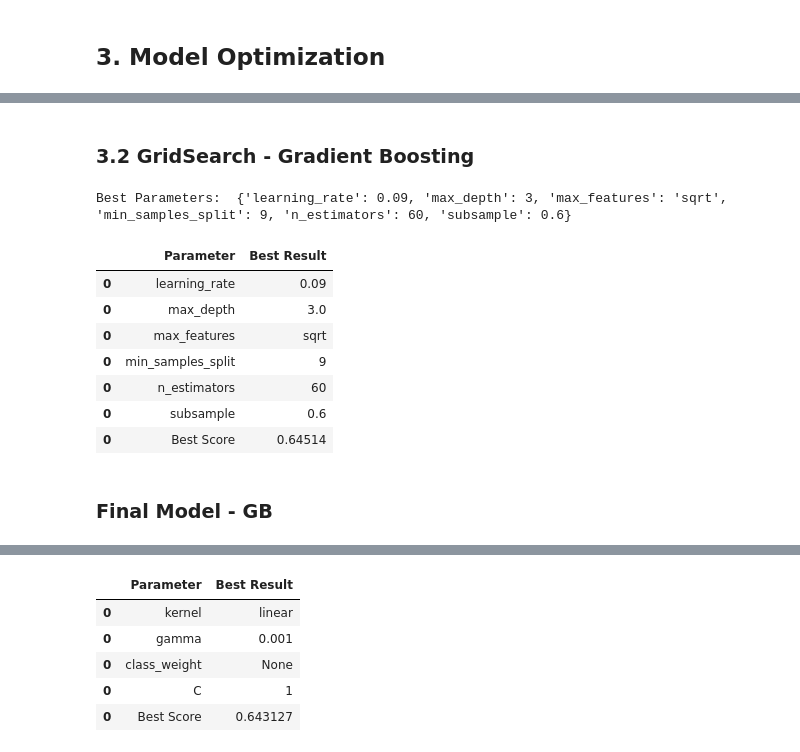
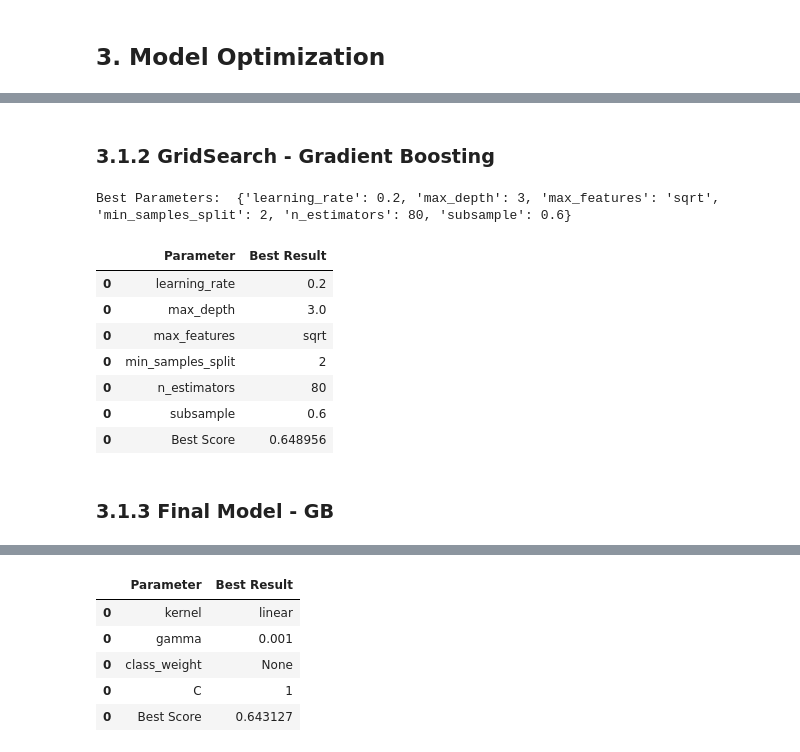
Before and after one commit to sarasustelosantos/bootcamp_group, a Jupyter notebook: 04_modelling.ipynb, the cells around one changed output, grey strips where cells are left out. Saved outputs shown, nothing was run; the diff lists cells and outputs as text; code cells hidden in the pictures.

Commit message:
Hyper Parameter Tuning

```diff
--- a/04_modelling.ipynb
+++ b/04_modelling.ipynb
@@ -501,52 +501,52 @@ results_rs_gb
 # %% [markdown]
-### 3.2 GridSearch - Gradient Boosting
+### 3.1.2 GridSearch - Gradient Boosting
 # %%
 # Create the Gradient Boosting model (without specifying hyperparameters)
 gb_model = GradientBoostingClassifier()
 
 # Define the parameter grid for grid search
 parameter_grid = {
-    'n_estimators': [50,60,40],
-    'learning_rate': [0.1,0.09,0.11],
-    'max_depth': [2.5,2.7,3,3.1,3.2],
+    'n_estimators': [80,100,120],
+    'learning_rate': [0.2,0.3,0.4],
+    'max_depth': [2.5,2.7,3,3.1,3.2,4],
     'subsample': [0.5,0.6,0.4,0.3,0.7],
-    'max_features': ['sqrt'],
-    'min_samples_split': [9,11,10],
+    'max_features': ['auto', 'sqrt', 'log2', None],
+    'min_samples_split': [1,2,3,4,5],
 }
 
 # Create the GridSearchCV object
 grid_search = GridSearchCV(estimator=gb_model, param_grid=parameter_grid,
                            scoring='f1', cv=5)
 
 # Fit the GridSearchCV object to the data
 grid_search.fit(X_train_total, y_train_total)
 
 # Print the best parameters
 print("Best Parameters: ", grid_search.best_params_)
 
 # Create a DataFrame to store the results
 results_gs_gb = pd.DataFrame(columns=['Parameter', 'Best Result'])
 
 # Add the best parameters and scores to the DataFrame
 for param, value in grid_search.best_params_.items():
     results_gs_gb = pd.concat([results_gs_gb, pd.DataFrame({'Parameter': [param], 'Best Result': [value]})])
 
 # Add the best score to the DataFrame
 results_gs_gb= pd.concat([results_gs_gb, pd.DataFrame({'Parameter': ['Best Score'], 'Best Result': [grid_search.best_score_]})])
 
 # Display the results DataFrame
 results_gs_gb
 # %% [output]
-Best Parameters:  {'learning_rate': 0.09, 'max_depth': 3, 'max_features': 'sqrt', 'min_samples_split': 9, 'n_estimators': 60, 'subsample': 0.6}
+Best Parameters:  {'learning_rate': 0.2, 'max_depth': 3, 'max_features': 'sqrt', 'min_samples_split': 2, 'n_estimators': 80, 'subsample': 0.6}
 |  | Parameter | Best Result |
-| 0 | learning_rate | 0.09 |
+| 0 | learning_rate | 0.2 |
 | 0 | max_depth | 3.0 |
 | 0 | max_features | sqrt |
-| 0 | min_samples_split | 9 |
-| 0 | n_estimators | 60 |
+| 0 | min_samples_split | 2 |
+| 0 | n_estimators | 80 |
 | 0 | subsample | 0.6 |
-| 0 | Best Score | 0.64514 |
+| 0 | Best Score | 0.648956 |
 # %% [markdown]
-### Final Model - GB
+### 3.1.3 Final Model - GB
 # %%
 final_model_gb = GradientBoostingClassifier(
```
Also changed, not shown: parts of 17 cells of this notebook.
